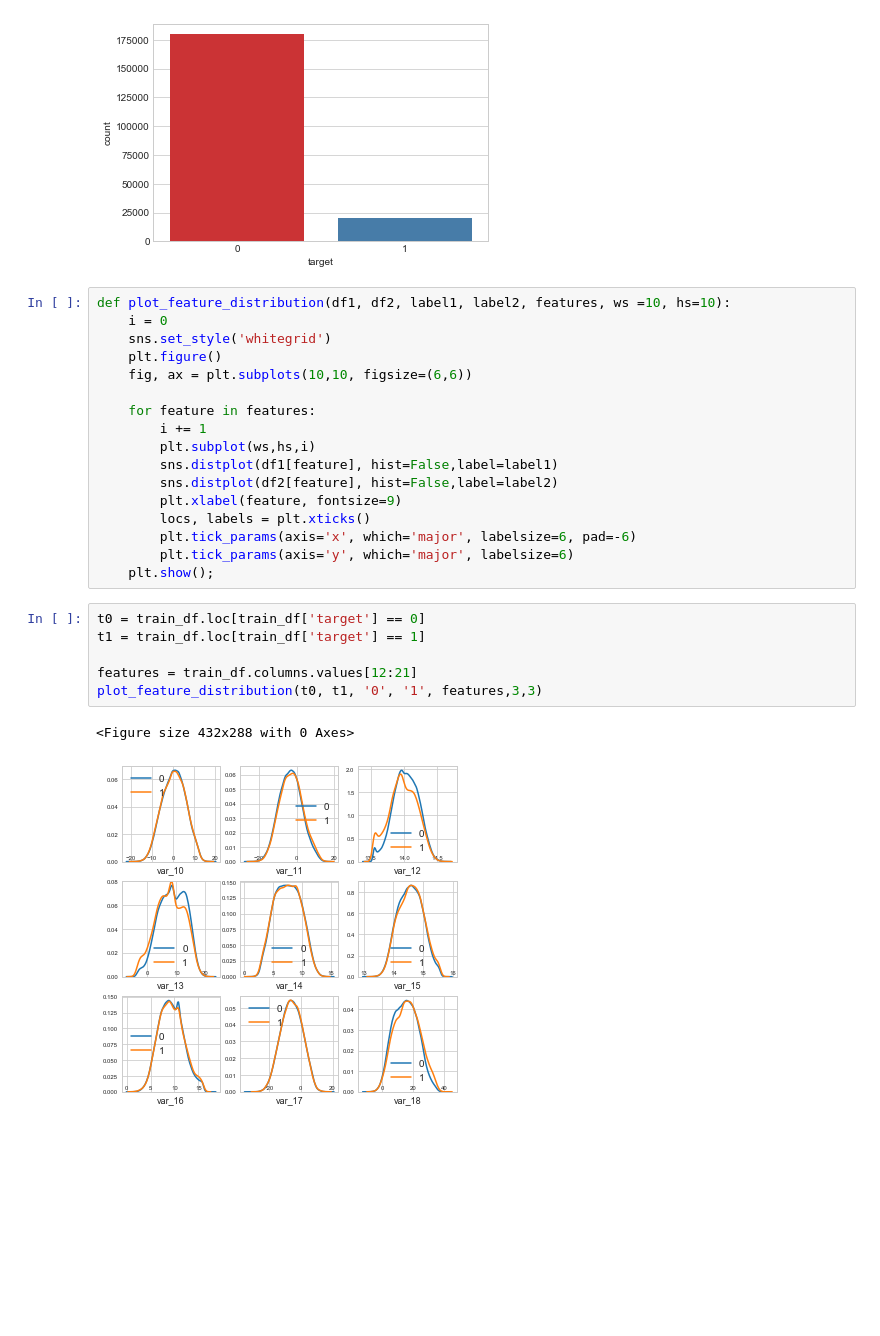
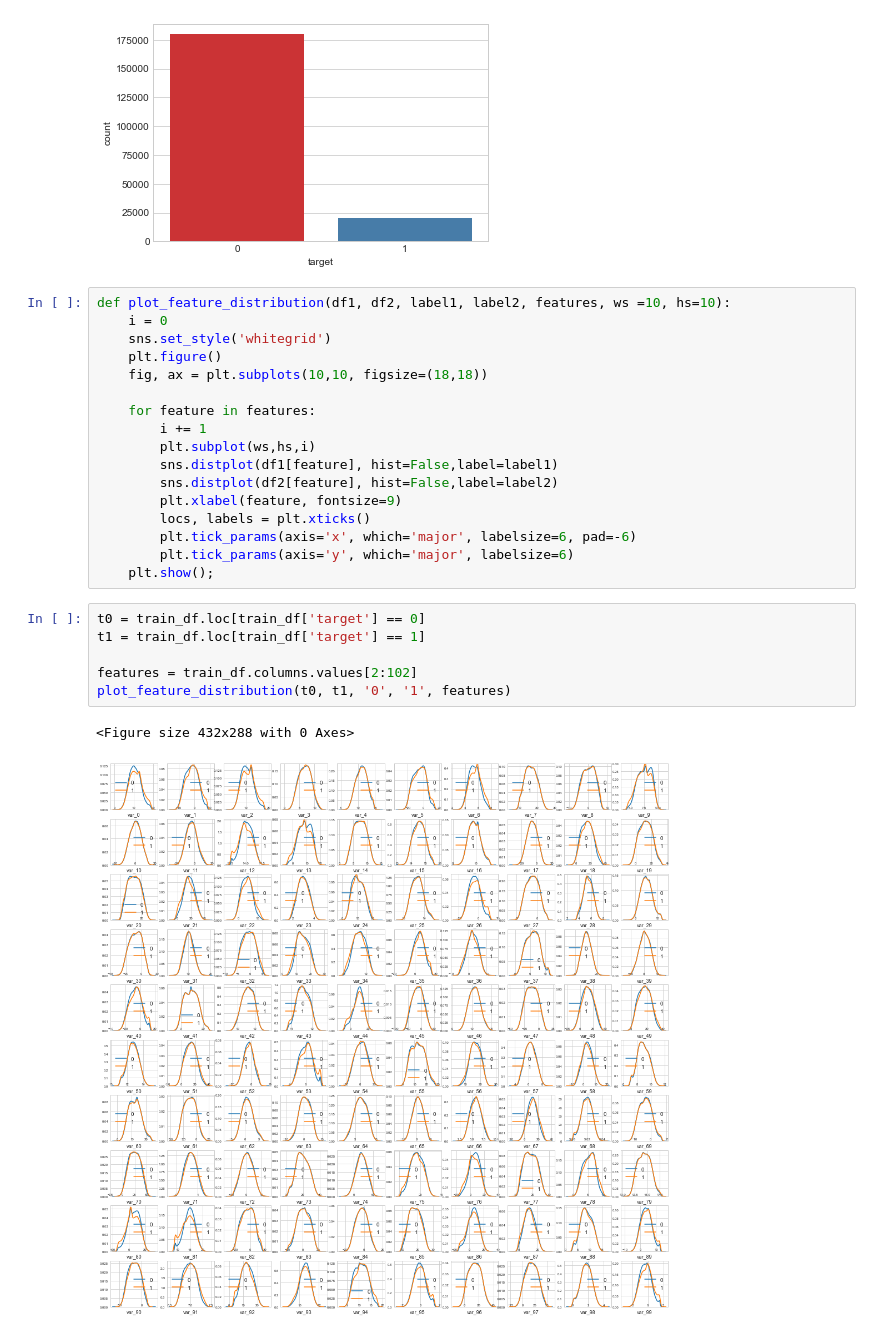
Before and after one commit to SanGreel/santander-customer-transaction-prediction, a Jupyter notebook: EDA.ipynb, the cells around one changed output. Saved outputs shown, nothing was run; the diff lists cells and outputs as text; blank space fills up the shorter version.

```diff
--- a/EDA.ipynb
+++ b/EDA.ipynb
@@ -77,7 +77,7 @@ def plot_feature_distribution(df1, df2, label1, label2, features, ws =10, hs=10)
     i = 0
     sns.set_style('whitegrid')
     plt.figure()
-    fig, ax = plt.subplots(10,10, figsize=(6,6))
+    fig, ax = plt.subplots(10,10, figsize=(18,18))
 
     for feature in features:
         i += 1
@@ -92,9 +92,9 @@ def plot_feature_distribution(df1, df2, label1, label2, features, ws =10, hs=10)
 # %%
 t0 = train_df.loc[train_df['target'] == 0]
 t1 = train_df.loc[train_df['target'] == 1]
 
-features = train_df.columns.values[12:21]
-plot_feature_distribution(t0, t1, '0', '1', features,3,3)
+features = train_df.columns.values[2:102]
+plot_feature_distribution(t0, t1, '0', '1', features)
 # %% [output]
 <Figure size 432x288 with 0 Axes>
-[figure, old version]
+[figure, new version]
```
